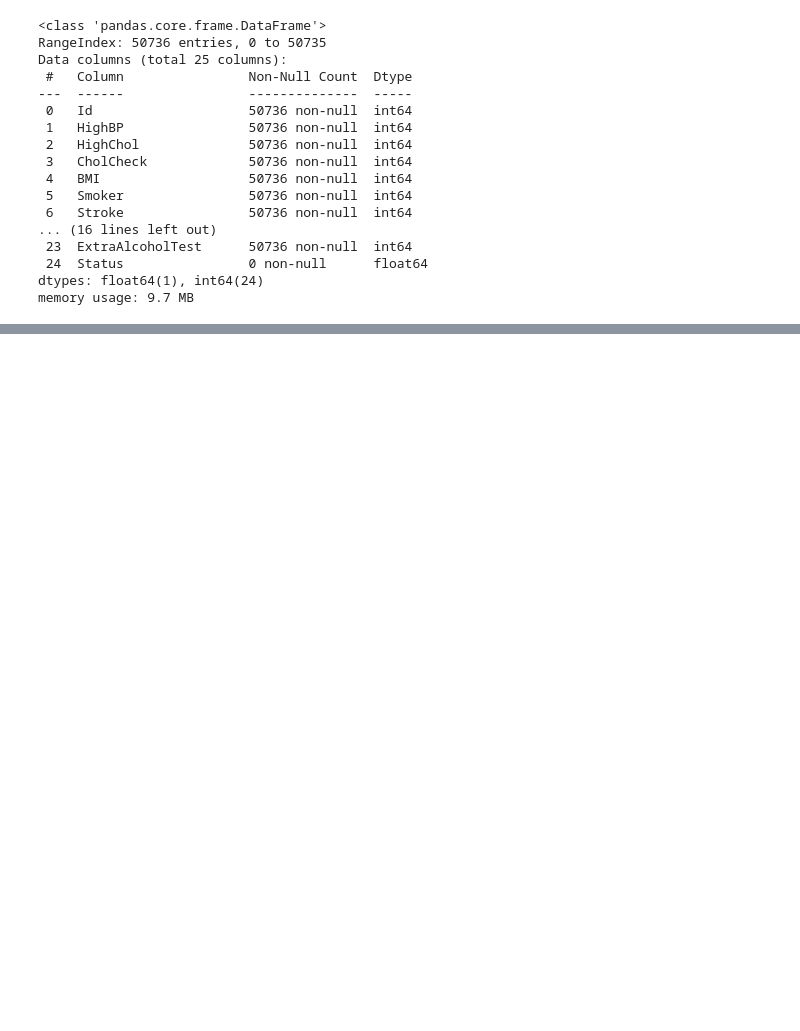
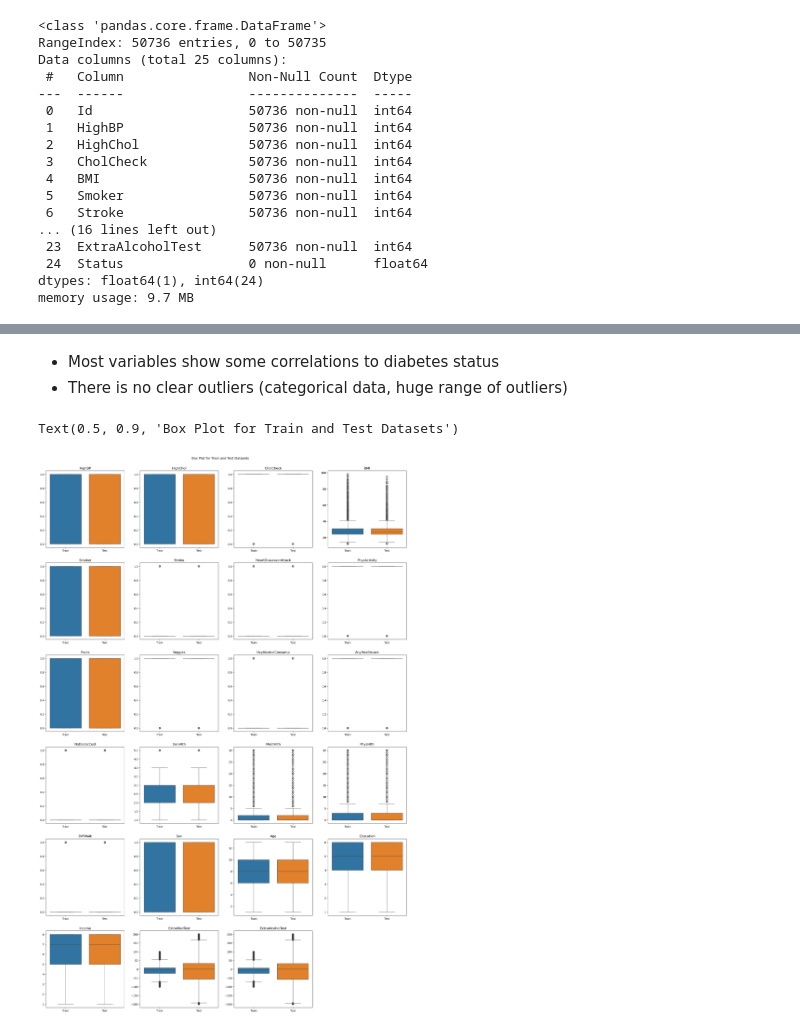
Before and after one commit to s3927562/ML, a Jupyter notebook: COSC2753_A1_Notebook.ipynb, the cells around one changed output, grey strips where cells are left out. Saved outputs shown, nothing was run; the diff lists cells and outputs as text; code cells hidden in the pictures; blank space fills up the shorter version.

```diff
--- a/COSC2753_A1_Notebook.ipynb
+++ b/COSC2753_A1_Notebook.ipynb
@@ -140,0 +217,18 @@ for i, col in enumerate(diabetesTest.drop('Status', axis=1).columns):
+# %% [markdown]
+- Most variables show some correlations to diabetes status
+- There is no clear outliers (categorical data, huge range of outliers)
+# %%
+plt.figure(figsize=(24, 36))
+
+for i, col in enumerate(diabetesTrain.drop('Status', axis=1).columns):
+    plt.subplot(6, 4, i + 1)
+    tmp = pd.concat([diabetesTrain[col].rename('Train'), diabetesTest[col].rename('Test')], axis=1)
+    sns.boxplot(pd.melt(tmp), x='variable', y='value', hue='variable')
+    plt.xlabel("")
+    plt.ylabel("")
+    plt.title(col)
+
+plt.suptitle("Box Plot for Train and Test Datasets", y=0.9)
+# %% [output]
+Text(0.5, 0.9, 'Box Plot for Train and Test Datasets')
+[figure, added]
```
Also changed, not shown: parts of 79 cells of this notebook, 1 other file.
